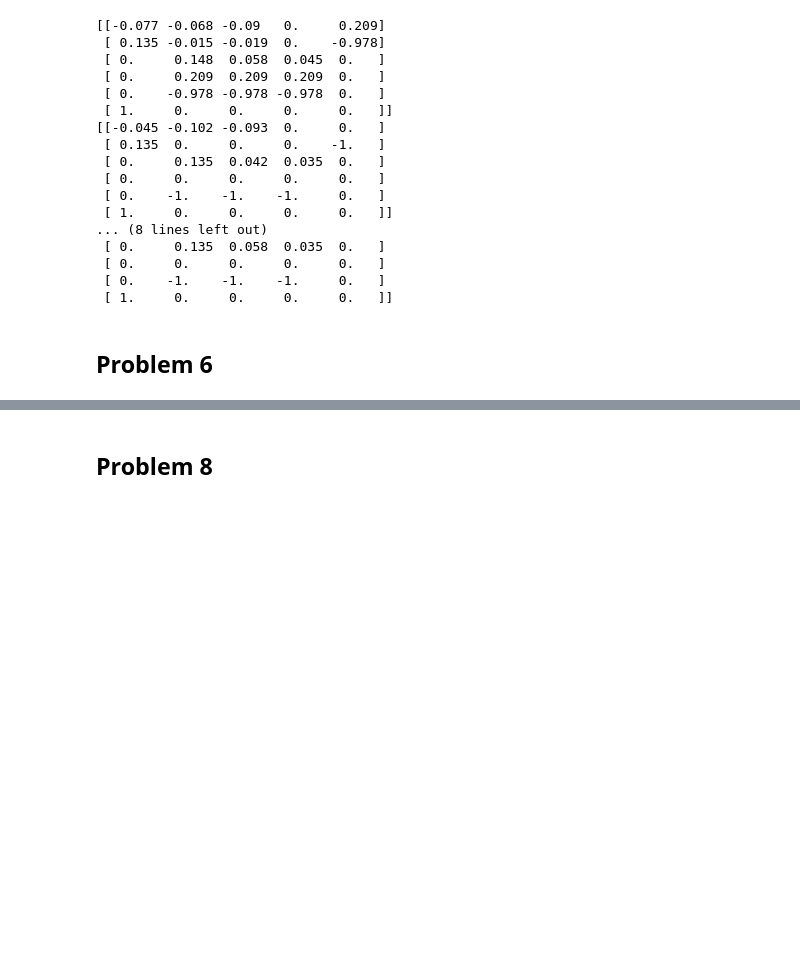
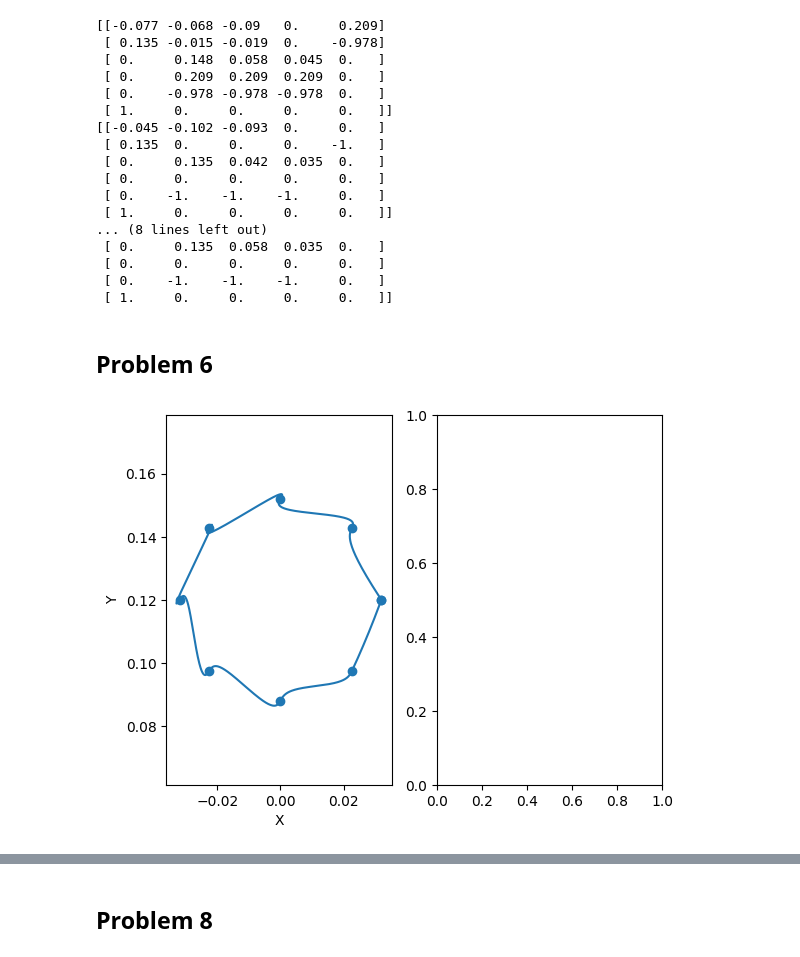
Before and after one commit to RaixSplitter/34753-Robotics-Project, a Jupyter notebook: notebooks/calculations.ipynb, the cells around one changed output, grey strips where cells are left out. Saved outputs shown, nothing was run; the diff lists cells and outputs as text; code cells hidden in the pictures; blank space fills up the shorter version.

```diff
--- a/notebooks/calculations.ipynb
+++ b/notebooks/calculations.ipynb
@@ -369,2 +371,12 @@ points_circle = np.array([point_on_circle(angle) for angle in np.linspace(0, 2*n
 xp, yp, zp = points_circle[:, 0], points_circle[:, 1], points_circle[:, 2]
+# %%
+fig, axs = plt.subplots(1, 2)
+axs[0].scatter(yp,zp)
+axs[0].plot(y,z)
+axs[0].set_xlabel('X')
+axs[0].set_ylabel('Y')
+axs[0].axis('equal')
+plt.show()
+# %% [output]
+[figure, added]
 # %%
```
Also changed, not shown: parts of 4 cells of this notebook.
